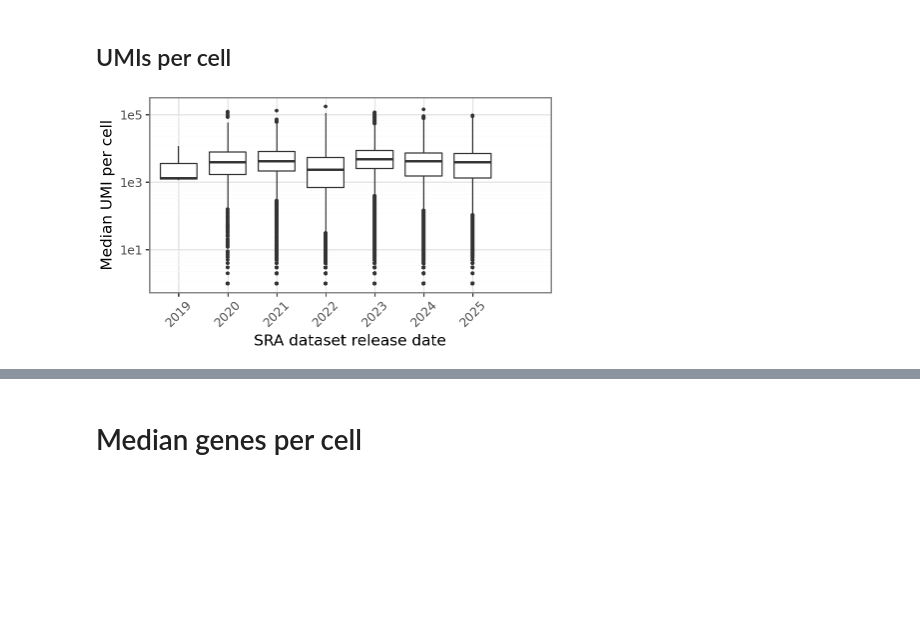
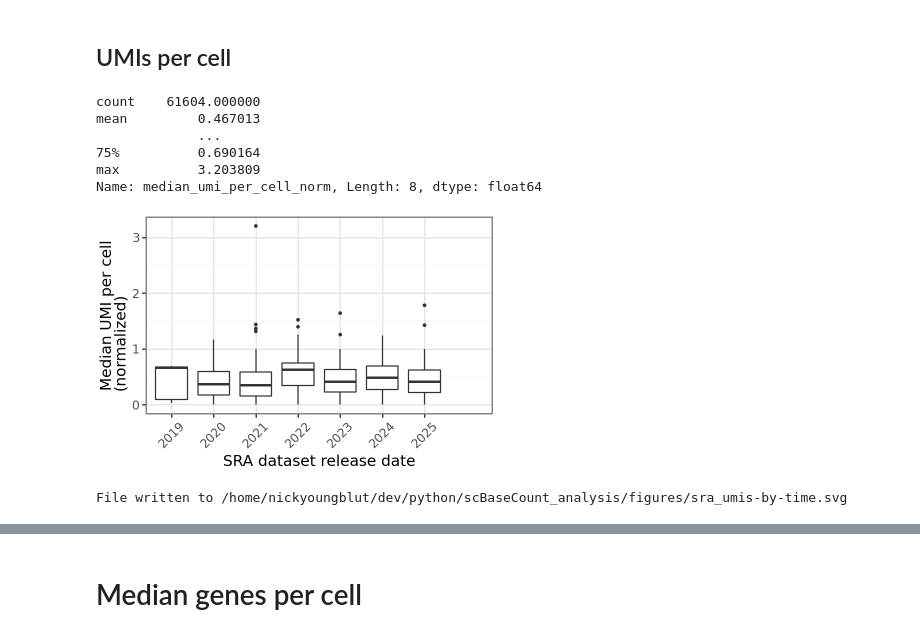
Before and after one commit to ArcInstitute/scBaseCount_analysis, a Jupyter notebook: notebooks/sra_cells-by-time.ipynb, the cells around one changed output, grey strips where cells are left out. Cells and saved outputs as stored; diff of their text form; code cells hidden in the pictures; blank space fills up the shorter version.

Commit message:
updated umi, gene, and reads by sra-time

```diff
--- a/notebooks/sra_cells-by-time.ipynb
+++ b/notebooks/sra_cells-by-time.ipynb
@@ -161,6 +157,7 @@ def get_screcounter_star_results(
             star_table.median_reads_per_cell,
             star_table.median_umi_per_cell,
             star_table.median_feature_per_cell,
+            star_table.number_of_reads,
             meta_table.lib_prep,
             meta_table.tech_10x,
             meta_table.organism,
@@ -1266,29 +1093,42 @@ pn.ggsave(p, outfile)
 # %% [markdown]
 ## UMIs per cell
+# %%
+df_cells["median_umi_per_cell_norm"] = df_cells["median_umi_per_cell"] / df_cells["median_reads_per_cell"]
+df_cells["median_umi_per_cell_norm"].describe()
+# %% [output]
+count    61604.000000
+mean         0.467013
+             ...
+75%          0.690164
+max          3.203809
+Name: median_umi_per_cell_norm, Length: 8, dtype: float64
 # %%
 # plot the number of cells over time
 p = (
     pn.ggplot(
         df_cells,
-        pn.aes(x="release_date_year", y="median_umi_per_cell")
+        pn.aes(x="release_date_year", y="median_umi_per_cell_norm")
     ) +
     pn.geom_boxplot(outlier_size=0.5) +
-    pn.scale_y_log10() +
+    #pn.scale_y_log10() +
     pn.labs(
         x = "SRA dataset release date",
-        y = "Median UMI per cell",
+        y = "Median UMI per cell\n(normalized)",
     ) +
     pn.theme_bw() +
     pn.theme(
-        figure_size=(4.6, 2.6),
+        figure_size=(4, 2.6),
         axis_text_x=pn.element_text(angle=45, hjust=0.95),
         legend_key_size=12,  # Reduce legend key size (default is around 20)
     )
 )
 p
 # %% [output]
-[figure, old version]
+[figure, new version]
 # %%
 # save as svg
 outfile = base_dir / "figures" / "sra_umis-by-time.svg"
 pn.ggsave(p, outfile)
+print(f"File written to {outfile}")
+# %% [output]
+File written to /home/nickyoungblut/dev/python/scBaseCount_analysis/figures/sra_umis-by-time.svg
```
Also changed, not shown: parts of 31 cells of this notebook.
